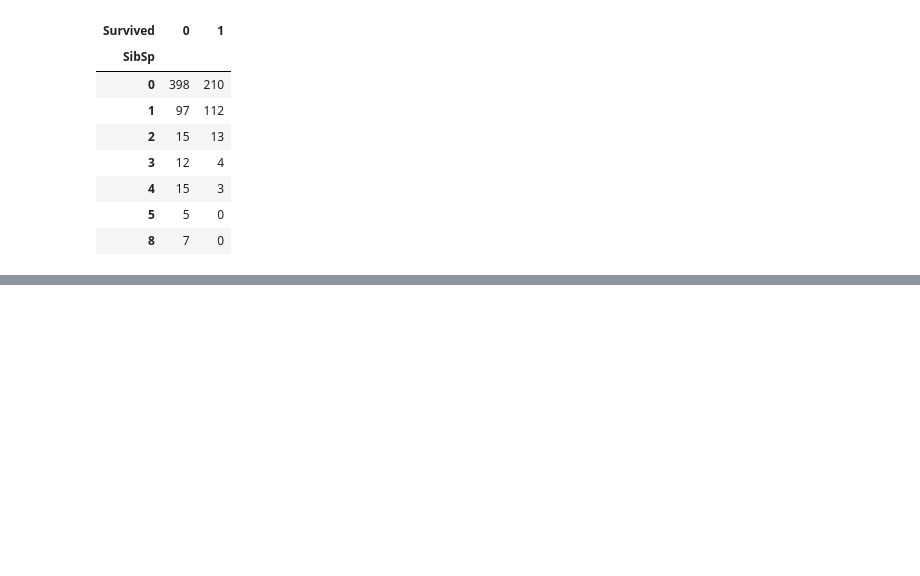
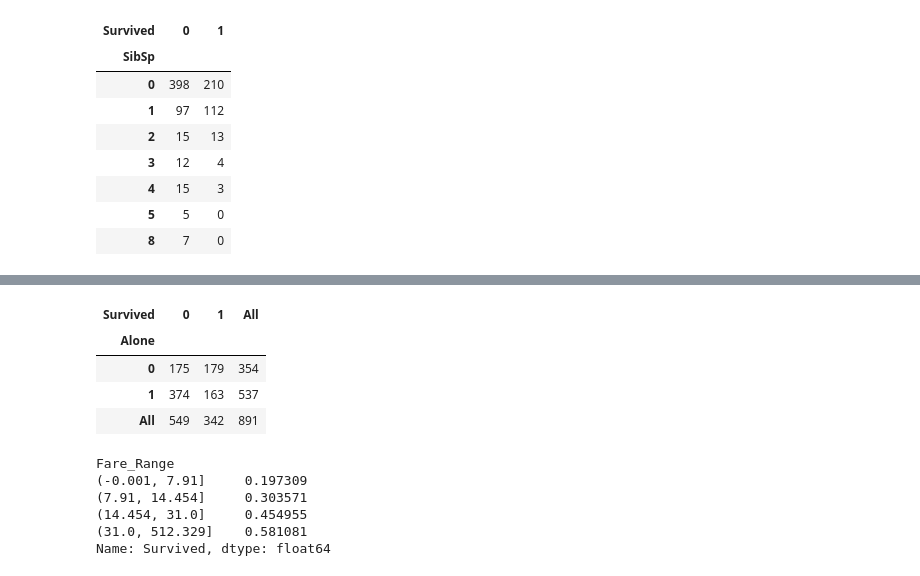
Before and after one commit to mojeico/ML, a Jupyter notebook: kaggle/titanic.ipynb, the cells around one changed output, grey strips where cells are left out. Saved outputs shown, nothing was run; the diff lists cells and outputs as text; code cells hidden in the pictures; blank space fills up the shorter version.

```diff
--- a/kaggle/titanic.ipynb
+++ b/kaggle/titanic.ipynb
@@ -299,0 +329,13 @@ dtype: int64
+# %%
+data['Family_Size']=0
+data['Family_Size'] = data['Parch']+data['SibSp']
+data['Alone'] = 0
+data.loc[data.Family_Size == 0, 'Alone'] = 1
+# %%
+pd.crosstab([data.Alone],[data.Survived], margins=True)
+# %% [output]
+| Survived | 0 | 1 | All |
+| Alone |  |  |  |
+| 0 | 175 | 179 | 354 |
+| 1 | 374 | 163 | 537 |
+| All | 549 | 342 | 891 |
@@ -299,0 +344,9 @@ dtype: int64
+# %%
+data.groupby(['Fare_Range'])['Survived'].mean()
+# %% [output]
+Fare_Range
+(-0.001, 7.91]     0.197309
+(7.91, 14.454]     0.303571
+(14.454, 31.0]     0.454955
+(31.0, 512.329]    0.581081
+Name: Survived, dtype: float64
```
Also changed, not shown: parts of 15 cells of this notebook.
